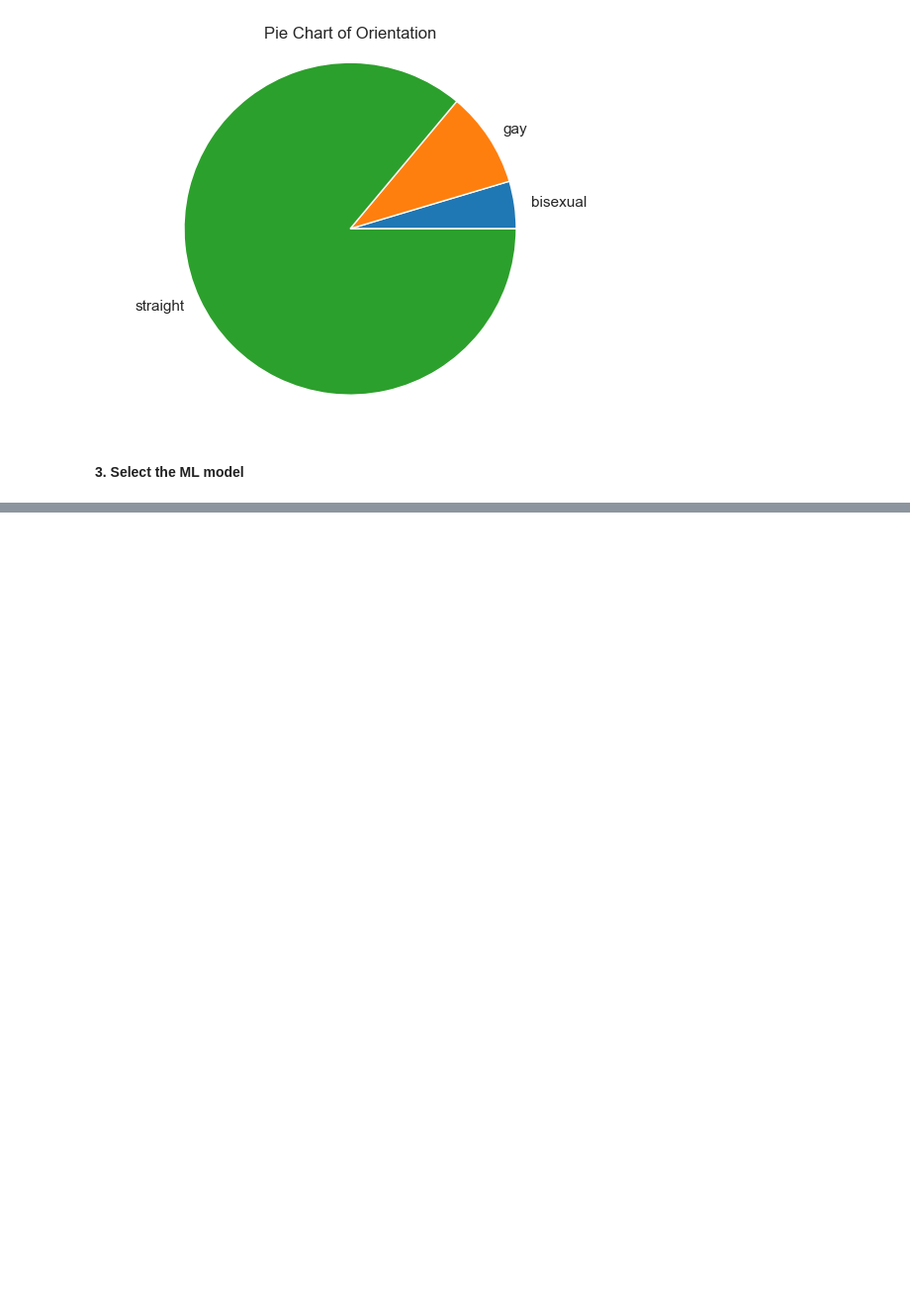
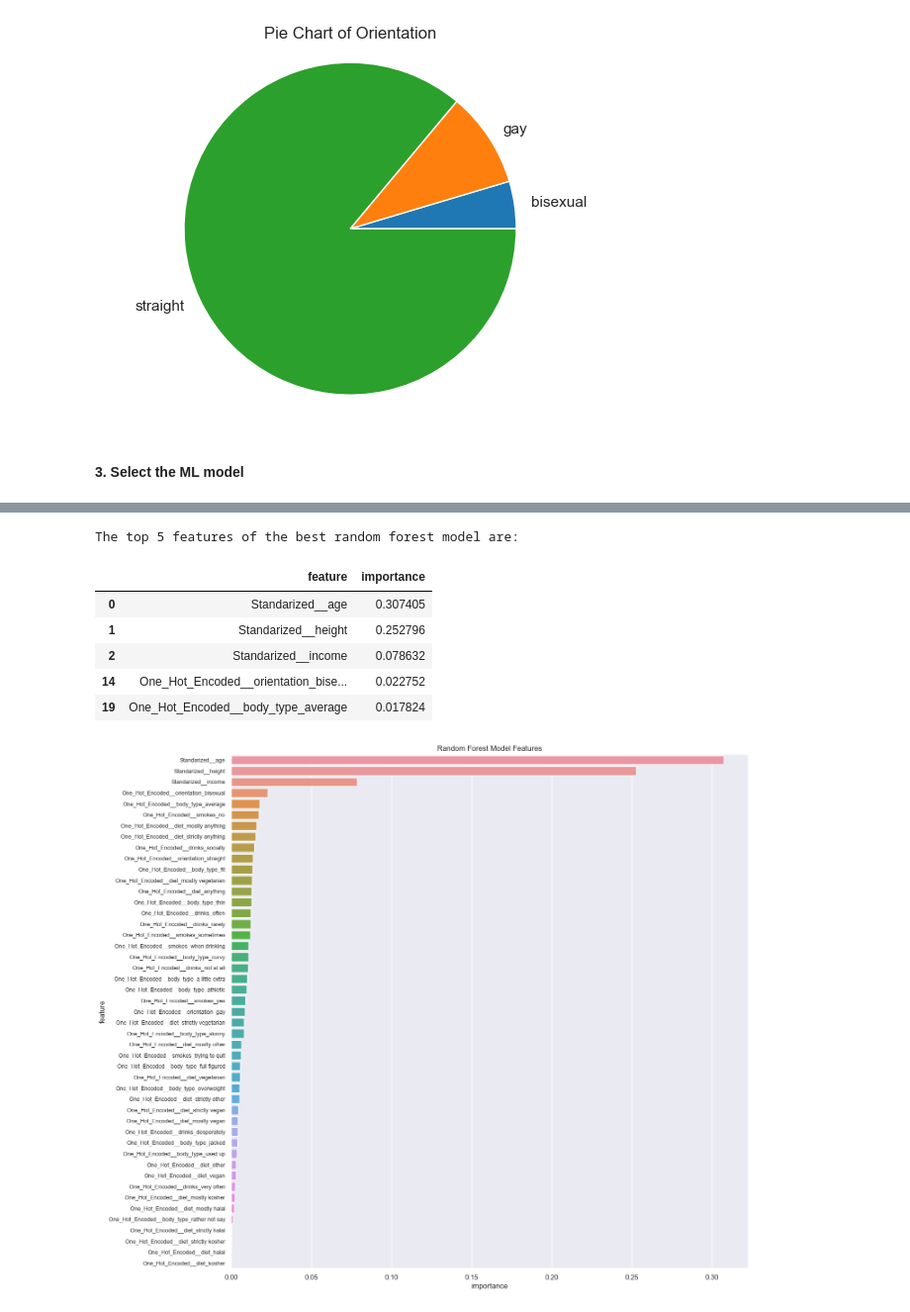
Before and after one commit to Data-Science-and-Analysts-Projects/OKCupid-ML, a Jupyter notebook: date-a-scientist.ipynb, the cells around one changed output, grey strips where cells are left out. Shown: that part at 99% size. Drawn from its saved outputs; the diff is of its cells as text; code cells hidden in the pictures; blank space fills up the shorter version.

```diff
--- a/date-a-scientist.ipynb
+++ b/date-a-scientist.ipynb
@@ -199,0 +280,23 @@ create_pie(freq_table)
+# %%
+# print the top 5 feautures
+importances = pd.DataFrame(zip(ct.get_feature_names_out(),rf.feature_importances_), columns=['feature','importance'])
+importances.sort_values(by='importance', ascending=False, inplace=True)
+print('The top 5 features of the best random forest model are:')
+display(importances.head())
+
+#plot the feature importance
+plt.figure(figsize=(15,15))
+sn.barplot(x=importances.importance, y=importances.feature)
+plt.yticks(fontsize=9)
+plt.title('Random Forest Model Features')
+plt.show()
+plt.close()
+# %% [output]
+The top 5 features of the best random forest model are:
+|  | feature | importance |
+| 0 | Standarized__age | 0.307405 |
+| 1 | Standarized__height | 0.252796 |
+| 2 | Standarized__income | 0.078632 |
+| 14 | One_Hot_Encoded__orientation_bise... | 0.022752 |
+| 19 | One_Hot_Encoded__body_type_average | 0.017824 |
+[figure, added]
```
Also changed, not shown: parts of 9 cells of this notebook.
